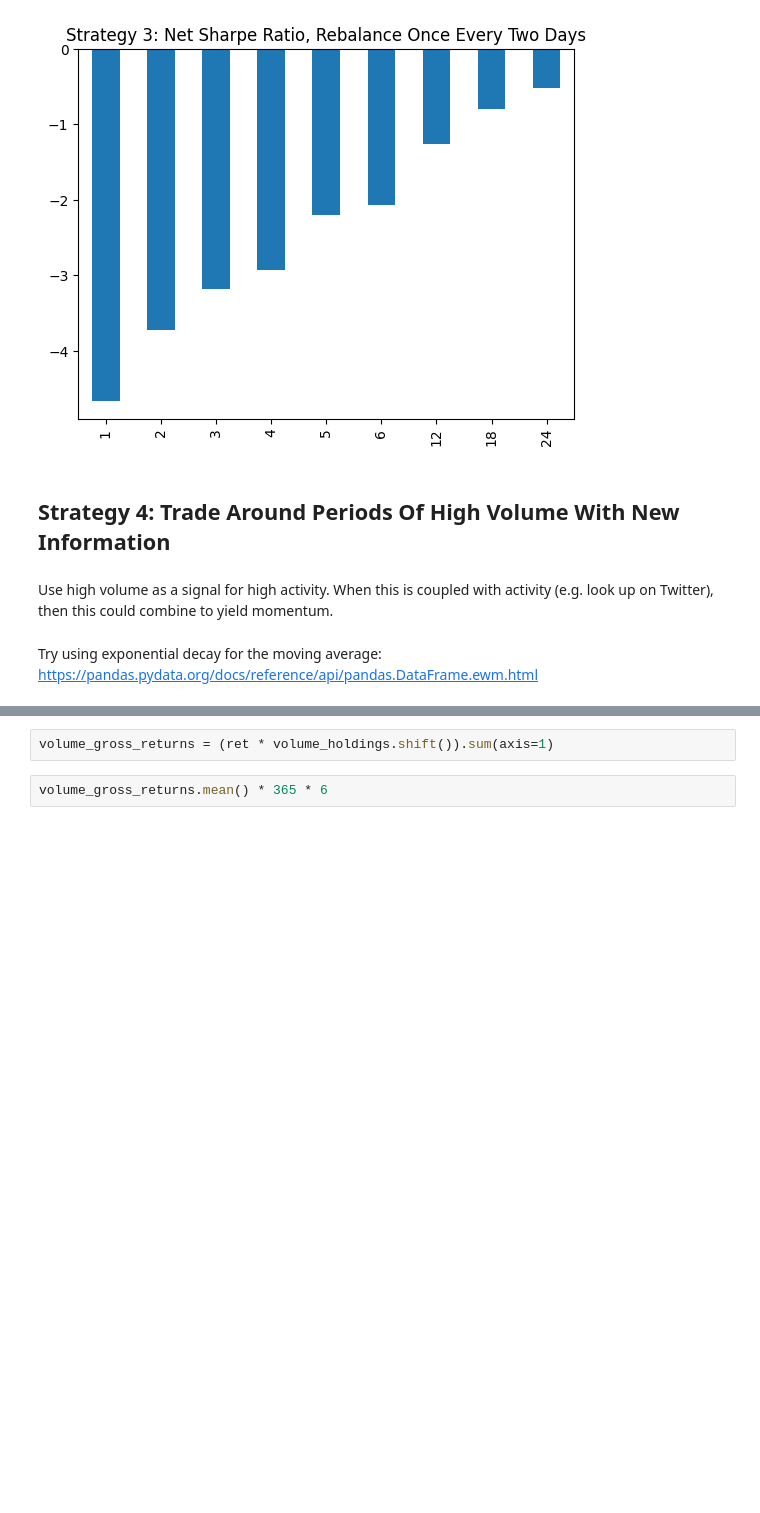
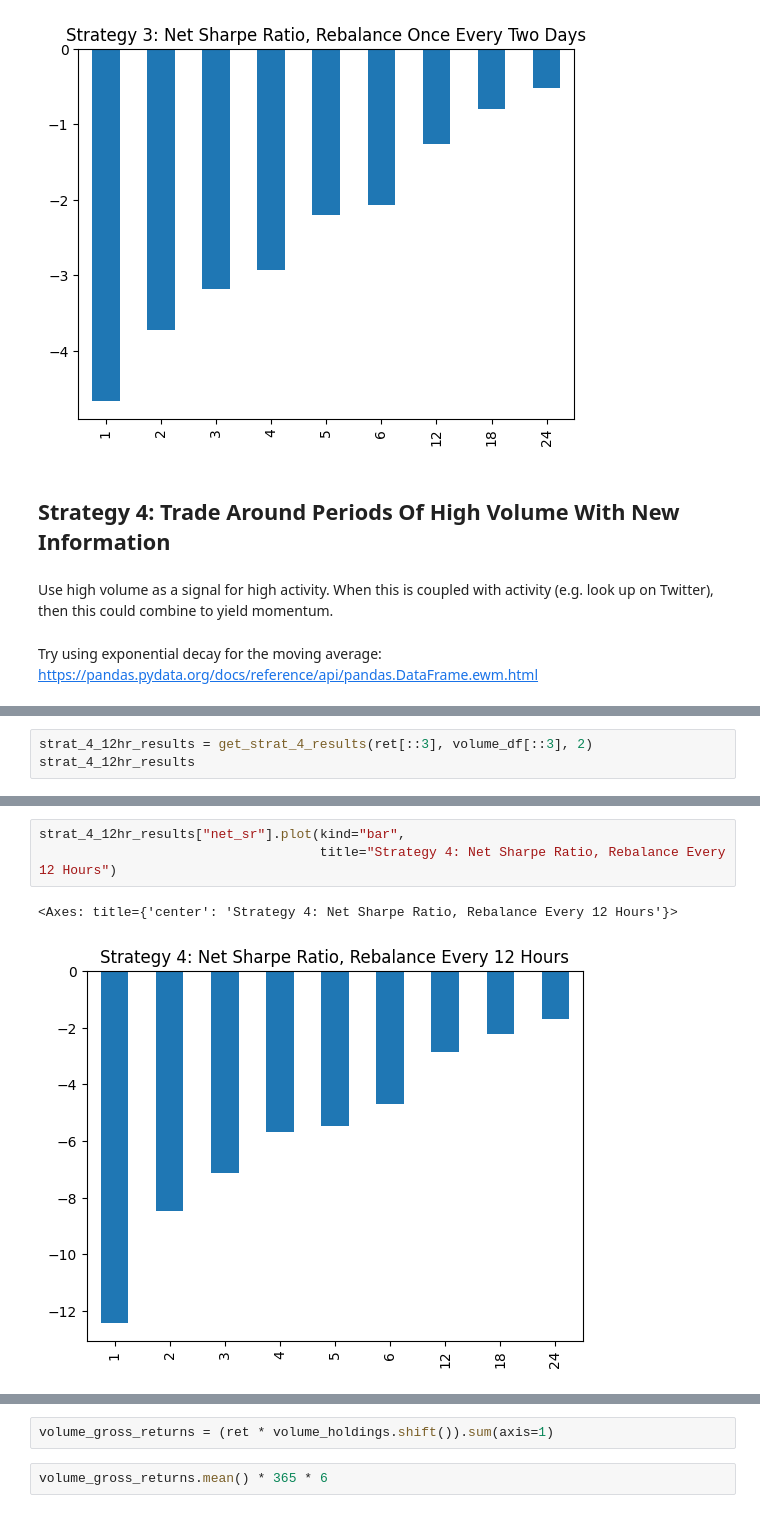
Before and after one commit to wbchristerson/jn-learning, a Jupyter notebook: cryptocurrency_stat_arb.ipynb, the cells around one changed output, grey strips where cells are left out. Saved outputs shown, nothing was run; the diff lists cells and outputs as text; blank space fills up the shorter version.

```diff
--- a/cryptocurrency_stat_arb.ipynb
+++ b/cryptocurrency_stat_arb.ipynb
@@ -885,0 +1008,3 @@ volume_holdings
+# %%
+strat_4_12hr_results = get_strat_4_results(ret[::3], volume_df[::3], 2)
+strat_4_12hr_results
@@ -885,0 +1022,6 @@ volume_holdings
+# %%
+strat_4_12hr_results["net_sr"].plot(kind="bar",
+                                    title="Strategy 4: Net Sharpe Ratio, Rebalance Every 12 Hours")
+# %% [output]
+<Axes: title={'center': 'Strategy 4: Net Sharpe Ratio, Rebalance Every 12 Hours'}>
+[figure, added]
```
Also changed, not shown: parts of 57 cells of this notebook.
